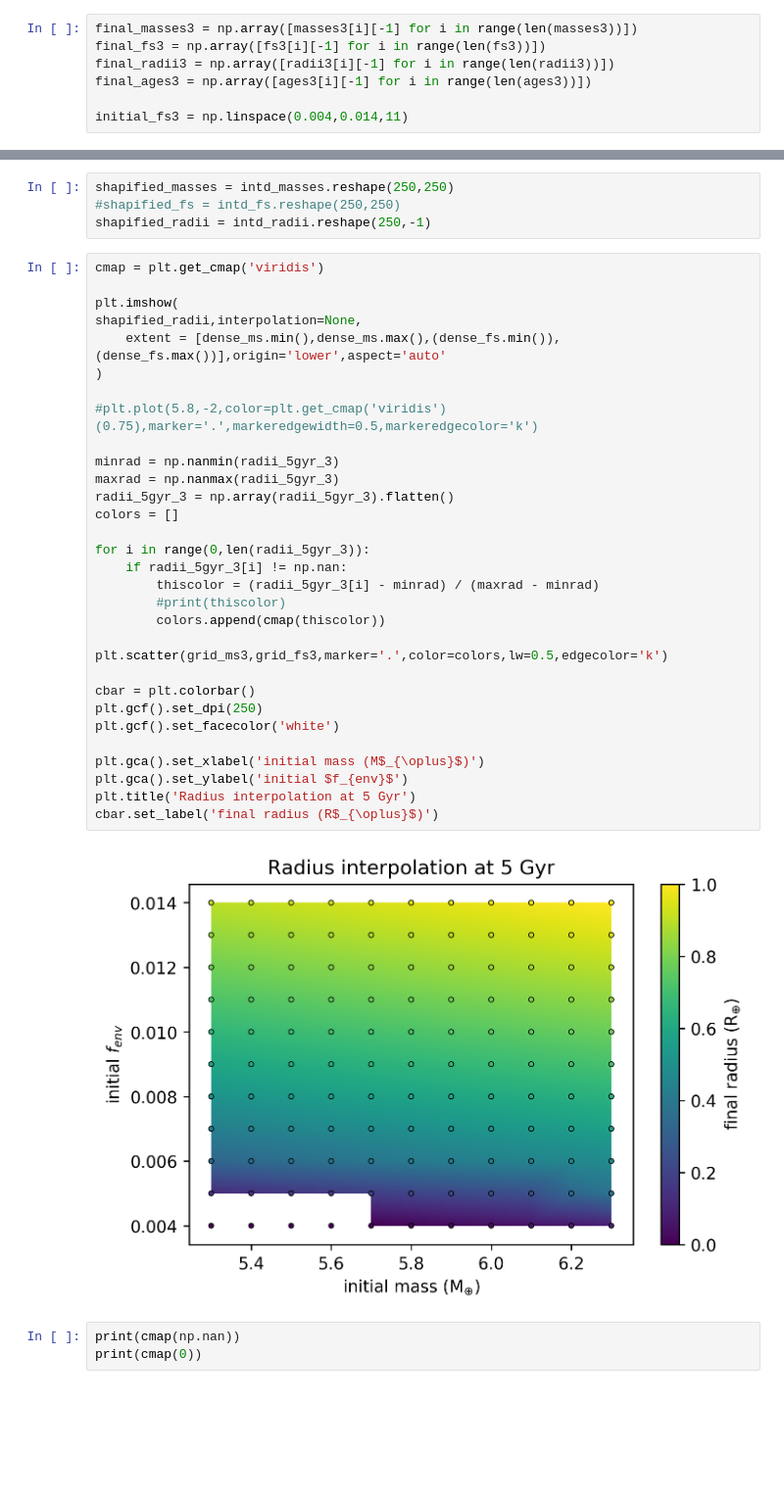
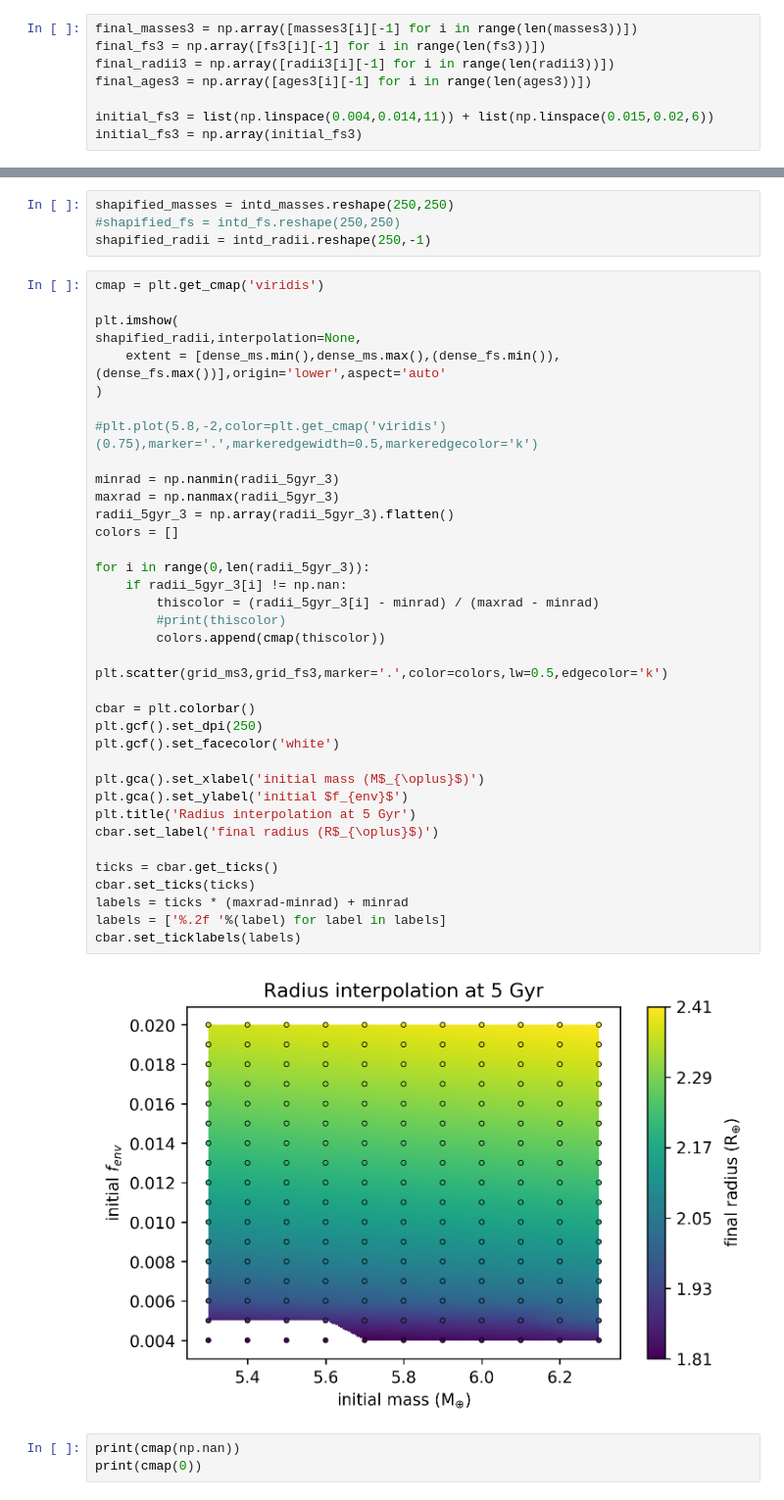
Before and after one commit to bridgethaas/subneptune-generator, a Jupyter notebook: interpolating.ipynb, the cells around one changed output, grey strips where cells are left out. Shown at 98% size. Cells and saved outputs as stored; diff of their text form; blank space fills up the shorter version.

```diff
--- a/interpolating.ipynb
+++ b/interpolating.ipynb
@@ -222,7 +222,8 @@ final_fs3 = np.array([fs3[i][-1] for i in range(len(fs3))])
 final_radii3 = np.array([radii3[i][-1] for i in range(len(radii3))])
 final_ages3 = np.array([ages3[i][-1] for i in range(len(ages3))])
 
-initial_fs3 = np.linspace(0.004,0.014,11)
+initial_fs3 = list(np.linspace(0.004,0.014,11)) + list(np.linspace(0.015,0.02,6))
+initial_fs3 = np.array(initial_fs3)
 # %%
 grid_fs3, grid_ms3 = np.meshgrid(initial_fs3, initial_masses)
 grid_fs3, grid_ms3 = grid_fs3.flatten(),grid_ms3.flatten()
@@ -307,34 +312,40 @@ cmap = plt.get_cmap('viridis')
 
 plt.imshow(
 shapified_radii,interpolation=None,
     extent = [dense_ms.min(),dense_ms.max(),(dense_fs.min()),(dense_fs.max())],origin='lower',aspect='auto'
 )
 
 #plt.plot(5.8,-2,color=plt.get_cmap('viridis')(0.75),marker='.',markeredgewidth=0.5,markeredgecolor='k')
 
 minrad = np.nanmin(radii_5gyr_3)
 maxrad = np.nanmax(radii_5gyr_3)
 radii_5gyr_3 = np.array(radii_5gyr_3).flatten()
 colors = []
 
 for i in range(0,len(radii_5gyr_3)):
     if radii_5gyr_3[i] != np.nan:
         thiscolor = (radii_5gyr_3[i] - minrad) / (maxrad - minrad)
         #print(thiscolor)
         colors.append(cmap(thiscolor))
 
 plt.scatter(grid_ms3,grid_fs3,marker='.',color=colors,lw=0.5,edgecolor='k')
 
 cbar = plt.colorbar()
 plt.gcf().set_dpi(250)
 plt.gcf().set_facecolor('white')
 
 plt.gca().set_xlabel('initial mass (M$_{\oplus}$)')
 plt.gca().set_ylabel('initial $f_{env}$')
 plt.title('Radius interpolation at 5 Gyr')
 cbar.set_label('final radius (R$_{\oplus}$)')
+
+ticks = cbar.get_ticks()
+cbar.set_ticks(ticks)
+labels = ticks * (maxrad-minrad) + minrad
+labels = ['%.2f '%(label) for label in labels]
+cbar.set_ticklabels(labels)
 # %% [output]
-[figure, old version]
+[figure, new version]
 # %%
 print(cmap(np.nan))
 print(cmap(0))
```
Also changed, not shown: parts of 6 cells of this notebook, 14 other files.
